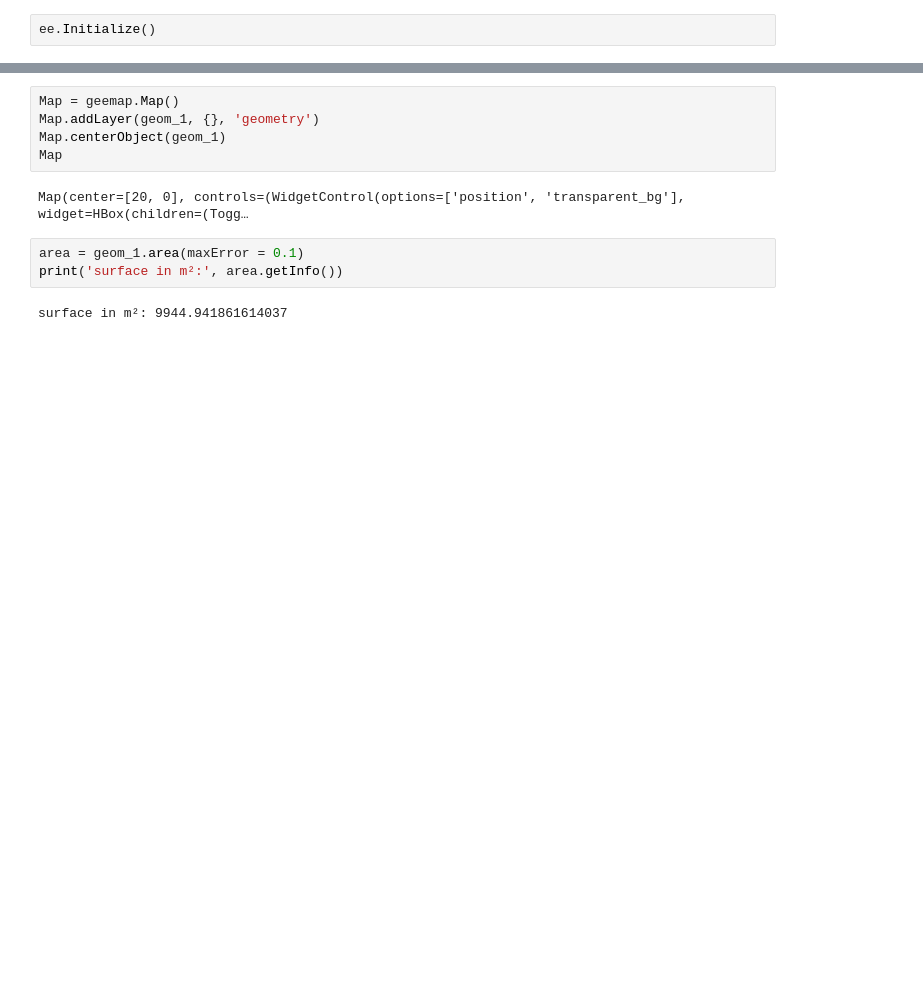
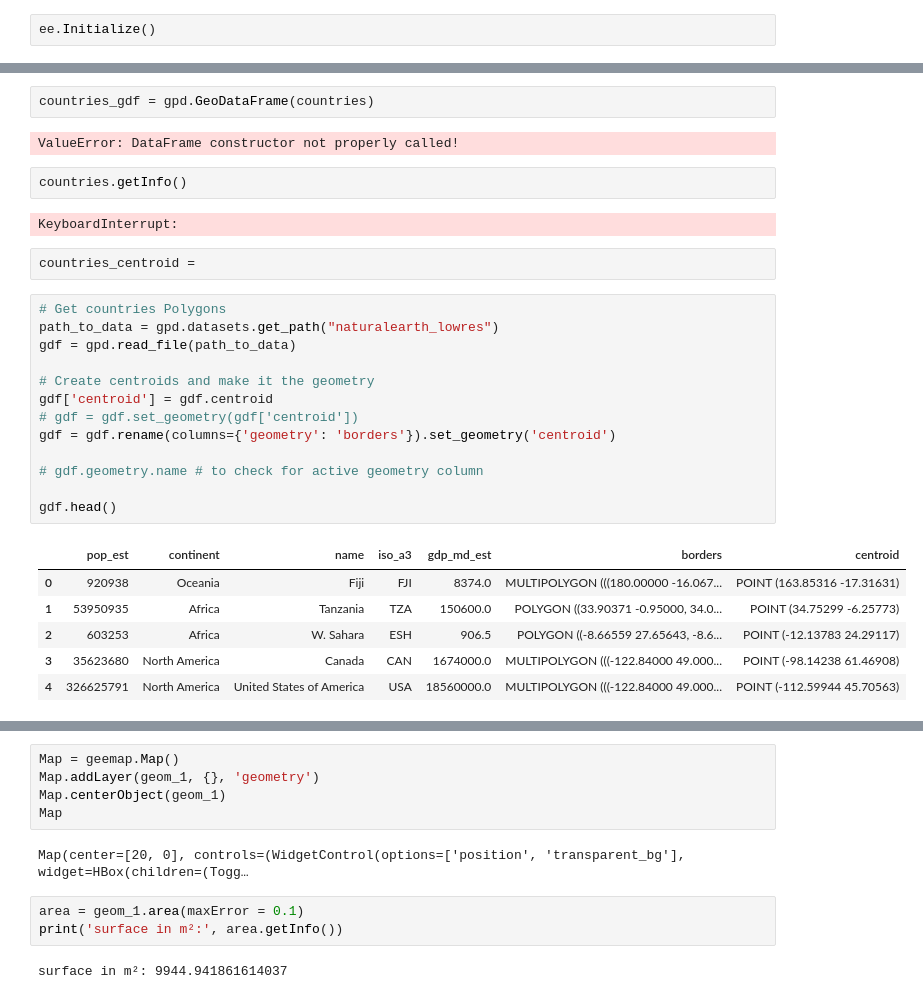
Before and after one commit to TmtStss/gee-tutorials, a Jupyter notebook: Image/Generate Square Centroid of Given Area around Given Point Coordinates.ipynb, the cells around one changed output, grey strips where cells are left out. Drawn from its saved outputs; the diff is of its cells as text; blank space fills up the shorter version.

```diff
--- a/Image/Generate Square Centroid of Given Area around Given Point Coordinates.ipynb
+++ b/Image/Generate Square Centroid of Given Area around Given Point Coordinates.ipynb
@@ -9,0 +98,30 @@ def generate_square_centroid(coordinates, edge):
+# %%
+countries_gdf = gpd.GeoDataFrame(countries)
+# %% [output]
+ValueError: DataFrame constructor not properly called!
+# %%
+countries.getInfo()
+# %% [output]
+KeyboardInterrupt:
+# %%
+countries_centroid =
+# %%
+# Get countries Polygons
+path_to_data = gpd.datasets.get_path("naturalearth_lowres")
+gdf = gpd.read_file(path_to_data)
+
+# Create centroids and make it the geometry
+gdf['centroid'] = gdf.centroid
+# gdf = gdf.set_geometry(gdf['centroid'])
+gdf = gdf.rename(columns={'geometry': 'borders'}).set_geometry('centroid')
+
+# gdf.geometry.name # to check for active geometry column
+
+gdf.head()
+# %% [output]
+|  | pop_est | continent | name | iso_a3 | gdp_md_est | borders | centroid |
+| 0 | 920938 | Oceania | Fiji | FJI | 8374.0 | MULTIPOLYGON (((180.00000 -16.067... | POINT (163.85316 -17.31631) |
+| 1 | 53950935 | Africa | Tanzania | TZA | 150600.0 | POLYGON ((33.90371 -0.95000, 34.0... | POINT (34.75299 -6.25773) |
+| 2 | 603253 | Africa | W. Sahara | ESH | 906.5 | POLYGON ((-8.66559 27.65643, -8.6... | POINT (-12.13783 24.29117) |
+| 3 | 35623680 | North America | Canada | CAN | 1674000.0 | MULTIPOLYGON (((-122.84000 49.000... | POINT (-98.14238 61.46908) |
+| 4 | 326625791 | North America | United States of America | USA | 18560000.0 | MULTIPOLYGON (((-122.84000 49.000... | POINT (-112.59944 45.70563) |
```
Also changed, not shown: parts of 21 cells of this notebook, 7 other files.
